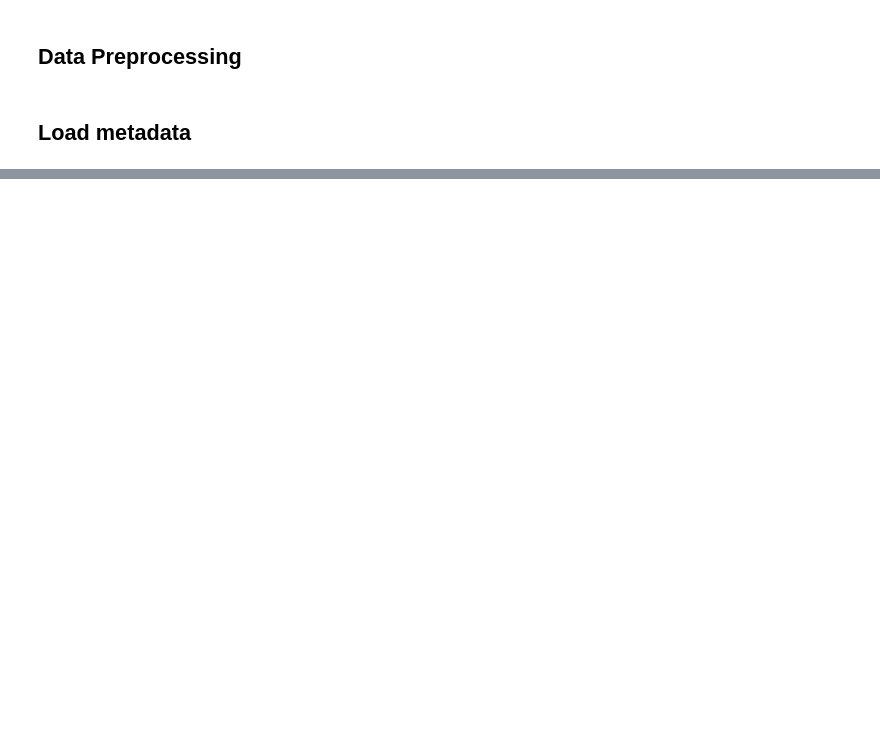
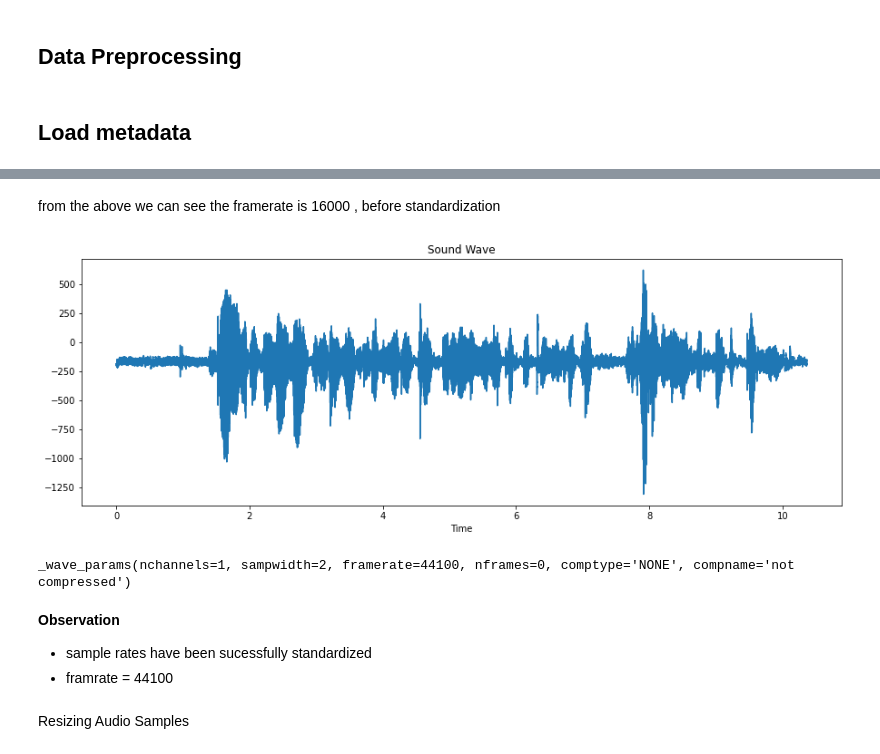
Before and after one commit to Micky373/speech_to_text, a Jupyter notebook: notebooks/preprocessing.ipynb, the cells around one changed output, grey strips where cells are left out. Saved outputs shown, nothing was run; the diff lists cells and outputs as text; code cells hidden in the pictures; blank space fills up the shorter version.

Commit message:
done some preprocessing before modeling

```diff
--- a/notebooks/preprocessing.ipynb
+++ b/notebooks/preprocessing.ipynb
@@ -39,0 +66,6 @@ meta_data.head()
+# %% [markdown]
+from the above we can see the framerate is 16000 , before standardization
+# %%
+DV.visualize('../data/train/wav/tr_10_tr01010.wav')
+# %% [output]
+[figure, added]
@@ -39,0 +74,12 @@ meta_data.head()
+# %%
+#checking after standandarization
+data = wave.open('../data/train_new/tr_10_tr01010.wav')
+data.getparams()
+# %% [output]
+_wave_params(nchannels=1, sampwidth=2, framerate=44100, nframes=0, comptype='NONE', compname='not compressed')
+# %% [markdown]
+**Observation**
+- sample rates have been sucessfully standardized
+- framrate = 44100
+# %% [markdown]
+Resizing Audio Samples
```
Also changed, not shown: parts of 32 cells of this notebook, 4 other files.
